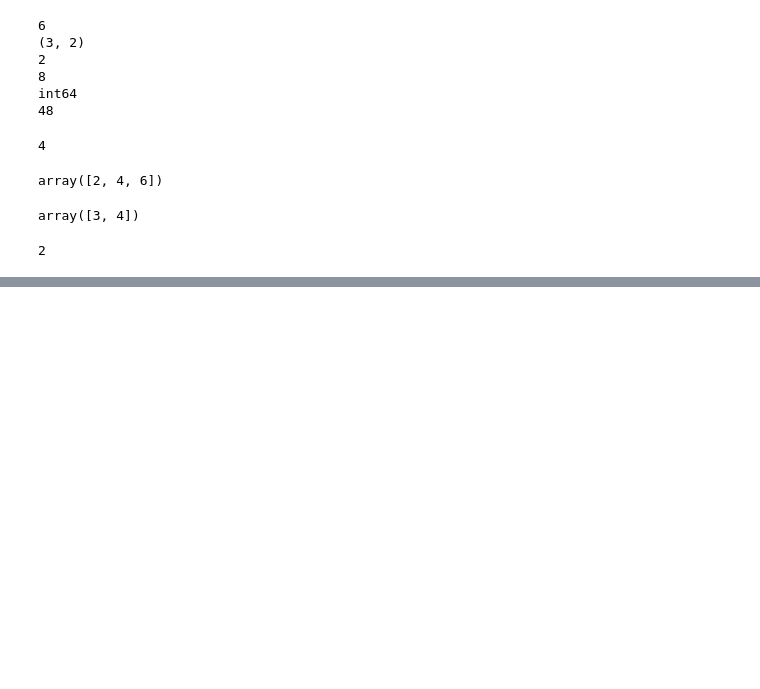
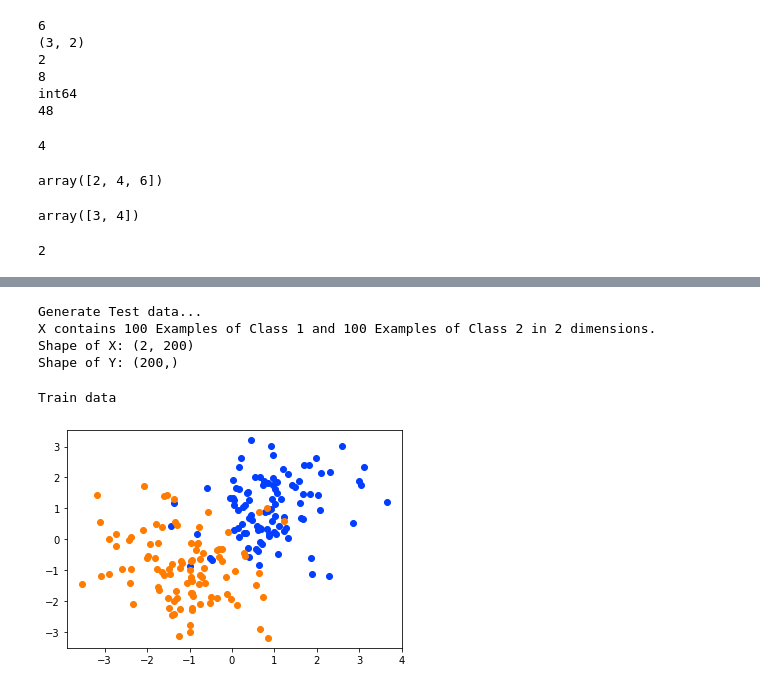
Before and after one commit to jogam5/csc2515, a Jupyter notebook: winter2021/Tutorial1.ipynb, the cells around one changed output, grey strips where cells are left out. Saved outputs shown, nothing was run; the diff lists cells and outputs as text; code cells hidden in the pictures; blank space fills up the shorter version.

```diff
--- a/winter2021/Tutorial1.ipynb
+++ b/winter2021/Tutorial1.ipynb
@@ -101,0 +314,29 @@ array_1[:]
+# %%
+import seaborn as sns
+sns.set_palette('bright')
+# %%
+def gen_data(N1=100, N2=100):
+    """Generates 2D samples from two Gaussians centered at (1, 1) and (-1, -1).
+
+    Parameters:
+    N1 (int): Number of samples from Gaussian centered at (1, 1) labeled as 0
+    N2 (int): Number of samples from Gaussian centered at (-1, -1) labeled as 1
+
+    Returns:
+    X: Sample data (D, N)
+    Y: Labels (N,)
+    """
+    X1 = np.random.normal(0, 1, size=(2, N1)) + np.array([[1], [1]])
+    X2 = np.random.normal(0, 1, size=(2, N2)) + np.array([[-1], [-1]])
+    Y1 = np.zeros((N1,))
+    Y2 = np.ones((N2,))
+    X = np.hstack((X1, X2))
+    Y = np.hstack((Y1, Y2))
+    print('X contains %d Examples of Class 1 and %d Examples of Class 2 in %d dimensions.'
+          % (X1.shape[1], X2.shape[1], X.shape[0]))
+    print('Shape of X: %s' % (X.shape, ))
+    print('Shape of Y: %s' % (Y.shape, ))
+    return X, Y
+# %%
+print('Generate Train data ...')
+Xtrain, Ytrain = gen_data()
@@ -101,0 +376,18 @@ array_1[:]
+# %%
+print('Generate Test data...')
+Xtest, Ytest = gen_data()
+# %% [output]
+Generate Test data...
+X contains 100 Examples of Class 1 and 100 Examples of Class 2 in 2 dimensions.
+Shape of X: (2, 200)
+Shape of Y: (200,)
+# %%
+def plot_data(X, Y, prefix=''):
+    for i in range(int(Y.max())+1):
+        plt.scatter(X[0, Y==i], X[1, Y==i], label='%s Class %d' % (prefix, i))
+# %%
+print('Train data')
+plot_data(Xtrain, Ytrain)
+# %% [output]
+Train data
+[figure, added]
```
Also changed, not shown: parts of 38 cells of this notebook, 2 other files.
